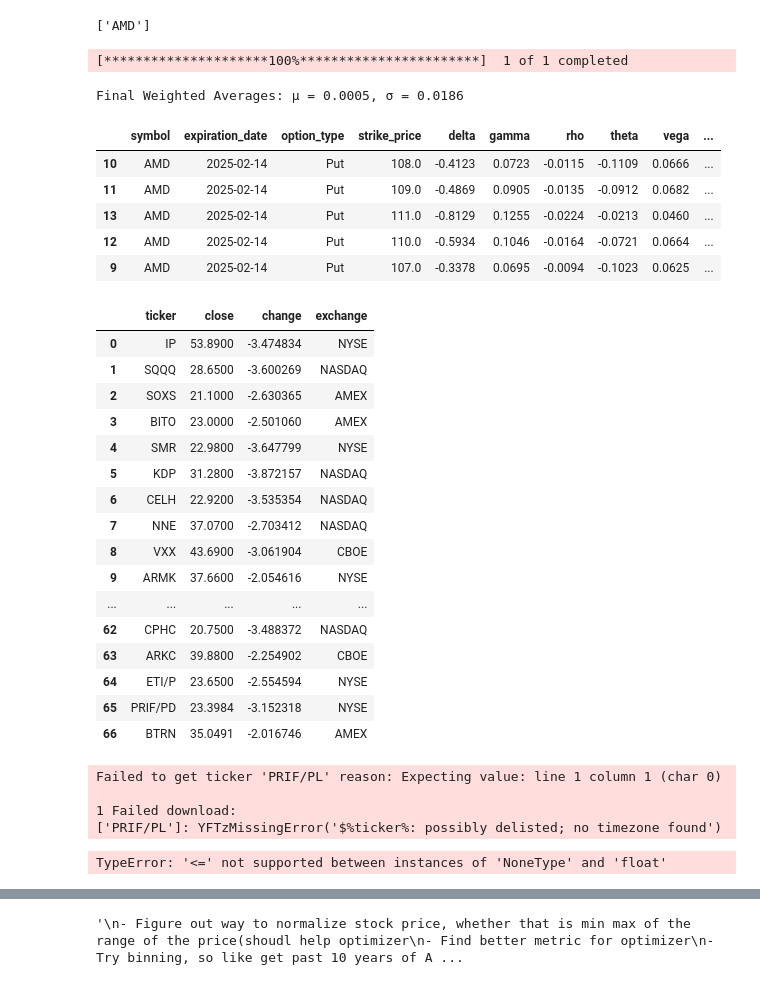
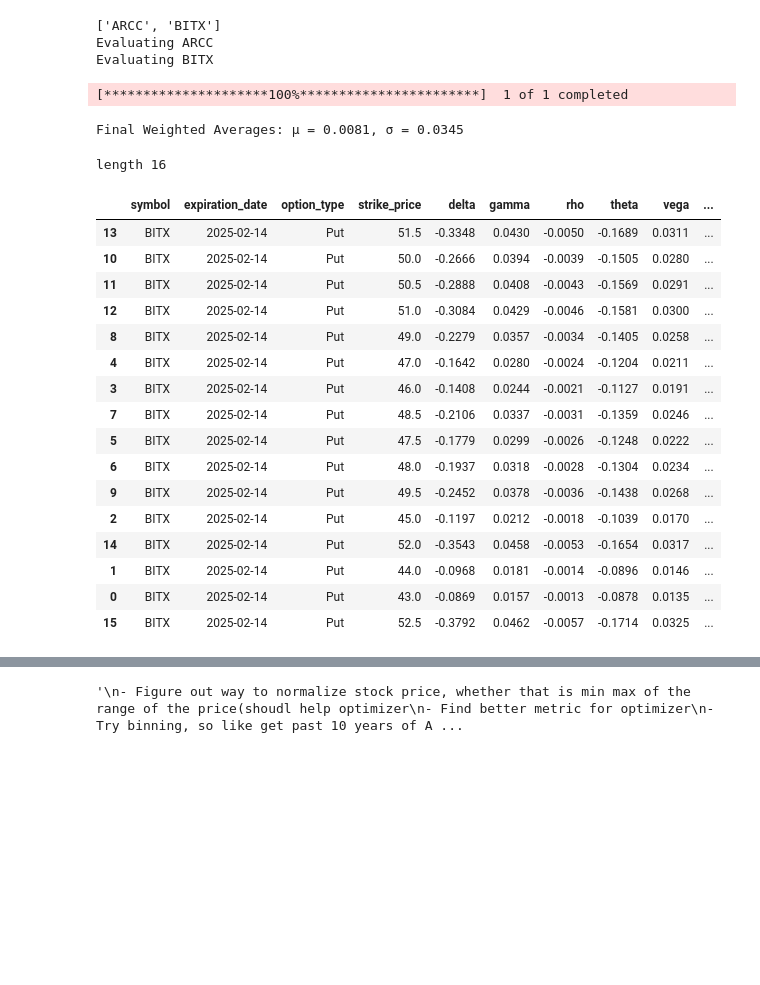
Before and after one commit to rflatley441/WheelTrader, a Jupyter notebook: data.ipynb, the cells around one changed output, grey strips where cells are left out. Cells and saved outputs as stored; diff of their text form; code cells hidden in the pictures; blank space fills up the shorter version.

Commit message:
added more screening and working on more accurate percent_return

```diff
--- a/data.ipynb
+++ b/data.ipynb
@@ -330,62 +337,32 @@ def audit_contracts(rolling_change_period: int, expiration_date: datetime):
 # %%
-priced_contracts = audit_contracts(rolling_change_period= 15, expiration_date = datetime(year=2025, month=2, day=14))
+
+priced_contracts = audit_contracts(expiration_date = datetime(year=2025, month=2, day=14))
 # %% [output]
-['AMD']
+['ARCC', 'BITX']
+Evaluating ARCC
+Evaluating BITX
 [*********************100%***********************]  1 of 1 completed
-Final Weighted Averages: μ = 0.0005, σ = 0.0186
+Final Weighted Averages: μ = 0.0081, σ = 0.0345
 # %%
-contracts = select_optimal_contract(priced_contracts).iloc[:5]
-
+contracts = select_optimal_contract(priced_contracts)
+print('length',len(contracts))
 display(contracts)
 # %% [output]
+length 16
 |  | symbol | expiration_date | option_type | strike_price | delta | gamma | rho | theta | vega | ... |
-| 10 | AMD | 2025-02-14 | Put | 108.0 | -0.4123 | 0.0723 | -0.0115 | -0.1109 | 0.0666 | ... |
-| 11 | AMD | 2025-02-14 | Put | 109.0 | -0.4869 | 0.0905 | -0.0135 | -0.0912 | 0.0682 | ... |
-| 13 | AMD | 2025-02-14 | Put | 111.0 | -0.8129 | 0.1255 | -0.0224 | -0.0213 | 0.0460 | ... |
-| 12 | AMD | 2025-02-14 | Put | 110.0 | -0.5934 | 0.1046 | -0.0164 | -0.0721 | 0.0664 | ... |
-| 9 | AMD | 2025-02-14 | Put | 107.0 | -0.3378 | 0.0695 | -0.0094 | -0.1023 | 0.0625 | ... |
+| 13 | BITX | 2025-02-14 | Put | 51.5 | -0.3348 | 0.0430 | -0.0050 | -0.1689 | 0.0311 | ... |
+| 10 | BITX | 2025-02-14 | Put | 50.0 | -0.2666 | 0.0394 | -0.0039 | -0.1505 | 0.0280 | ... |
+| 11 | BITX | 2025-02-14 | Put | 50.5 | -0.2888 | 0.0408 | -0.0043 | -0.1569 | 0.0291 | ... |
+| 12 | BITX | 2025-02-14 | Put | 51.0 | -0.3084 | 0.0429 | -0.0046 | -0.1581 | 0.0300 | ... |
+| 8 | BITX | 2025-02-14 | Put | 49.0 | -0.2279 | 0.0357 | -0.0034 | -0.1405 | 0.0258 | ... |
+| 4 | BITX | 2025-02-14 | Put | 47.0 | -0.1642 | 0.0280 | -0.0024 | -0.1204 | 0.0211 | ... |
+| 3 | BITX | 2025-02-14 | Put | 46.0 | -0.1408 | 0.0244 | -0.0021 | -0.1127 | 0.0191 | ... |
+| 7 | BITX | 2025-02-14 | Put | 48.5 | -0.2106 | 0.0337 | -0.0031 | -0.1359 | 0.0246 | ... |
+| 5 | BITX | 2025-02-14 | Put | 47.5 | -0.1779 | 0.0299 | -0.0026 | -0.1248 | 0.0222 | ... |
+| 6 | BITX | 2025-02-14 | Put | 48.0 | -0.1937 | 0.0318 | -0.0028 | -0.1304 | 0.0234 | ... |
+| 9 | BITX | 2025-02-14 | Put | 49.5 | -0.2452 | 0.0378 | -0.0036 | -0.1438 | 0.0268 | ... |
+| 2 | BITX | 2025-02-14 | Put | 45.0 | -0.1197 | 0.0212 | -0.0018 | -0.1039 | 0.0170 | ... |
+| 14 | BITX | 2025-02-14 | Put | 52.0 | -0.3543 | 0.0458 | -0.0053 | -0.1654 | 0.0317 | ... |
+| 1 | BITX | 2025-02-14 | Put | 44.0 | -0.0968 | 0.0181 | -0.0014 | -0.0896 | 0.0146 | ... |
+| 0 | BITX | 2025-02-14 | Put | 43.0 | -0.0869 | 0.0157 | -0.0013 | -0.0878 | 0.0135 | ... |
+| 15 | BITX | 2025-02-14 | Put | 52.5 | -0.3792 | 0.0462 | -0.0057 | -0.1714 | 0.0325 | ... |
-# %%
-def screen_stock():
-    # Get cookies for TradingView session
-    cookies = rookiepy.to_cookiejar(rookiepy.chrome(['.tradingview.com']))
-
-    # Fetch stock data
-    _, df = Query().select('close','change').where(
-        col('close').between(20, 55),
-        col('change').between(-4,-2),
-        col('exchange').isin(['AMEX', 'CBOE', 'NASDAQ', 'NYSE']),
-
-        ).limit(1000).get_scanner_data(cookies=cookies)
-
-    df[['exchange', 'ticker']] = df['ticker'].str.split(':', expand=True)
-
-    return df
-
-display(screen_stock())
-stocks = filter_stocks(14)
-
-print(len(stocks))
-display(stocks)
-# %% [output]
-|  | ticker | close | change | exchange |
-| 0 | IP | 53.8900 | -3.474834 | NYSE |
-| 1 | SQQQ | 28.6500 | -3.600269 | NASDAQ |
-| 2 | SOXS | 21.1000 | -2.630365 | AMEX |
-| 3 | BITO | 23.0000 | -2.501060 | AMEX |
-| 4 | SMR | 22.9800 | -3.647799 | NYSE |
-| 5 | KDP | 31.2800 | -3.872157 | NASDAQ |
-| 6 | CELH | 22.9200 | -3.535354 | NASDAQ |
-| 7 | NNE | 37.0700 | -2.703412 | NASDAQ |
-| 8 | VXX | 43.6900 | -3.061904 | CBOE |
-| 9 | ARMK | 37.6600 | -2.054616 | NYSE |
-| ... | ... | ... | ... | ... |
-| 62 | CPHC | 20.7500 | -3.488372 | NASDAQ |
-| 63 | ARKC | 39.8800 | -2.254902 | CBOE |
-| 64 | ETI/P | 23.6500 | -2.554594 | NYSE |
-| 65 | PRIF/PD | 23.3984 | -3.152318 | NYSE |
-| 66 | BTRN | 35.0491 | -2.016746 | AMEX |
-Failed to get ticker 'PRIF/PL' reason: Expecting value: line 1 column 1 (char 0)
-
-1 Failed download:
-['PRIF/PL']: YFTzMissingError('$%ticker%: possibly delisted; no timezone found')
-TypeError: '<=' not supported between instances of 'NoneType' and 'float'
```
Also changed, not shown: parts of 4 cells of this notebook.
